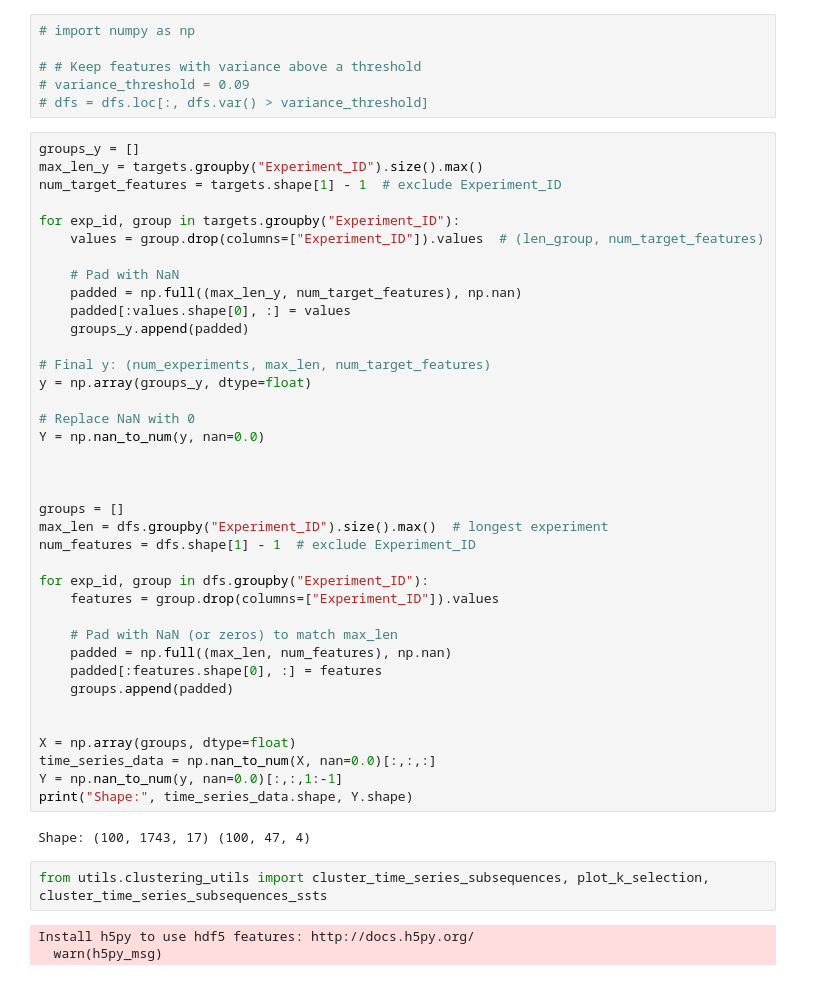
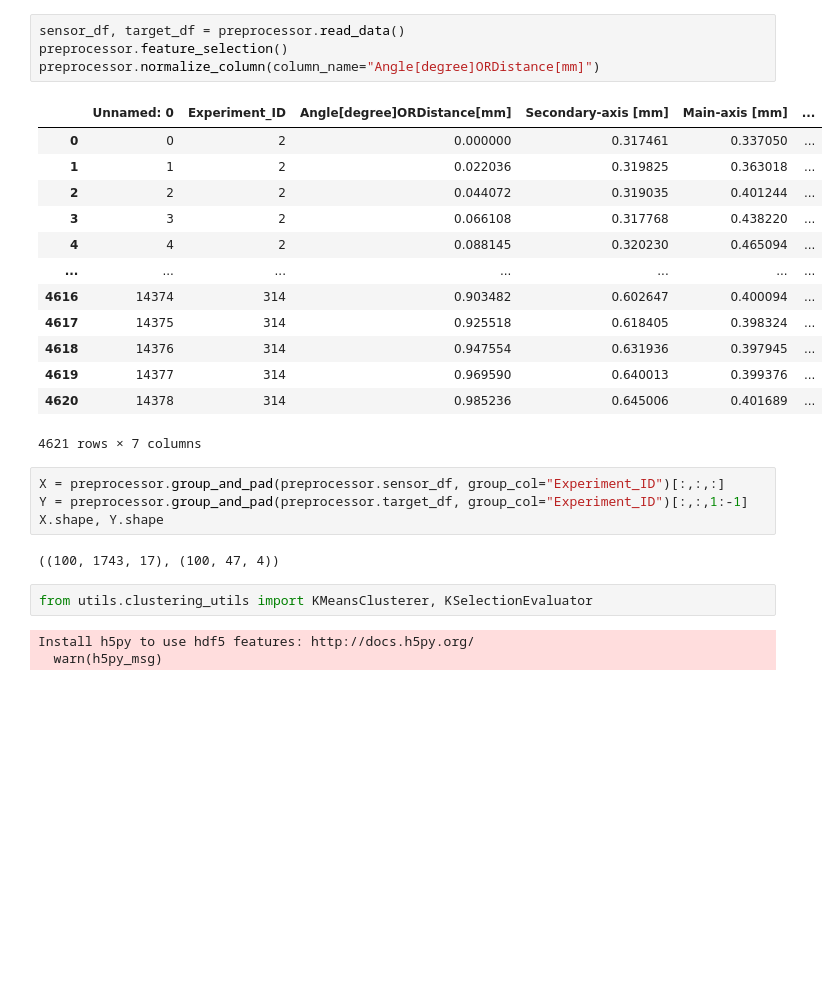
Before and after one commit to arman-niaruhi/temporal-windows-analysis-rotary-tube-bending, a Jupyter notebook: src/pipeline/ml/context-extractor/cluster-based-algorithm/clustering.ipynb, the cells around one changed output. Saved outputs shown, nothing was run; the diff lists cells and outputs as text; blank space fills up the shorter version.

```diff
--- a/src/pipeline/ml/context-extractor/cluster-based-algorithm/clustering.ipynb
+++ b/src/pipeline/ml/context-extractor/cluster-based-algorithm/clustering.ipynb
@@ -32,51 +4,29 @@ dfs
-# %%
-# import numpy as np
-
-# # Keep features with variance above a threshold
-# variance_threshold = 0.09
-# dfs = dfs.loc[:, dfs.var() > variance_threshold]
+# %%
+sensor_df, target_df = preprocessor.read_data()
+preprocessor.feature_selection()
+preprocessor.normalize_column(column_name="Angle[degree]ORDistance[mm]")
+# %% [output]
+|  | Unnamed: 0 | Experiment_ID | Angle[degree]ORDistance[mm] | Secondary-axis [mm] | Main-axis [mm] | ... |
+| 0 | 0 | 2 | 0.000000 | 0.317461 | 0.337050 | ... |
+| 1 | 1 | 2 | 0.022036 | 0.319825 | 0.363018 | ... |
+| 2 | 2 | 2 | 0.044072 | 0.319035 | 0.401244 | ... |
+| 3 | 3 | 2 | 0.066108 | 0.317768 | 0.438220 | ... |
+| 4 | 4 | 2 | 0.088145 | 0.320230 | 0.465094 | ... |
+| ... | ... | ... | ... | ... | ... | ... |
+| 4616 | 14374 | 314 | 0.903482 | 0.602647 | 0.400094 | ... |
+| 4617 | 14375 | 314 | 0.925518 | 0.618405 | 0.398324 | ... |
+| 4618 | 14376 | 314 | 0.947554 | 0.631936 | 0.397945 | ... |
+| 4619 | 14377 | 314 | 0.969590 | 0.640013 | 0.399376 | ... |
+| 4620 | 14378 | 314 | 0.985236 | 0.645006 | 0.401689 | ... |
+4621 rows × 7 columns
 # %%
-groups_y = []
-max_len_y = targets.groupby("Experiment_ID").size().max()
-num_target_features = targets.shape[1] - 1  # exclude Experiment_ID
-
-for exp_id, group in targets.groupby("Experiment_ID"):
-    values = group.drop(columns=["Experiment_ID"]).values  # (len_group, num_target_features)
-
-    # Pad with NaN
-    padded = np.full((max_len_y, num_target_features), np.nan)
-    padded[:values.shape[0], :] = values
-    groups_y.append(padded)
-
-# Final y: (num_experiments, max_len, num_target_features)
-y = np.array(groups_y, dtype=float)
-
-# Replace NaN with 0
-Y = np.nan_to_num(y, nan=0.0)
-
-
-
-groups = []
-max_len = dfs.groupby("Experiment_ID").size().max()  # longest experiment
-num_features = dfs.shape[1] - 1  # exclude Experiment_ID
-
-for exp_id, group in dfs.groupby("Experiment_ID"):
-    features = group.drop(columns=["Experiment_ID"]).values
-
-    # Pad with NaN (or zeros) to match max_len
-    padded = np.full((max_len, num_features), np.nan)
-    padded[:features.shape[0], :] = features
-    groups.append(padded)
-
-
-X = np.array(groups, dtype=float)
-time_series_data = np.nan_to_num(X, nan=0.0)[:,:,:]
-Y = np.nan_to_num(y, nan=0.0)[:,:,1:-1]
-print("Shape:", time_series_data.shape, Y.shape)
+X = preprocessor.group_and_pad(preprocessor.sensor_df, group_col="Experiment_ID")[:,:,:]
+Y = preprocessor.group_and_pad(preprocessor.target_df, group_col="Experiment_ID")[:,:,1:-1]
+X.shape, Y.shape
 # %% [output]
-Shape: (100, 1743, 17) (100, 47, 4)
+((100, 1743, 17), (100, 47, 4))
 # %%
-from utils.clustering_utils import cluster_time_series_subsequences, plot_k_selection, cluster_time_series_subsequences_ssts
+from utils.clustering_utils import KMeansClusterer, KSelectionEvaluator
 # %% [output]
 Install h5py to use hdf5 features: http://docs.h5py.org/
   warn(h5py_msg)
```
Also changed, not shown: parts of 7 cells of this notebook, 2 other files.
